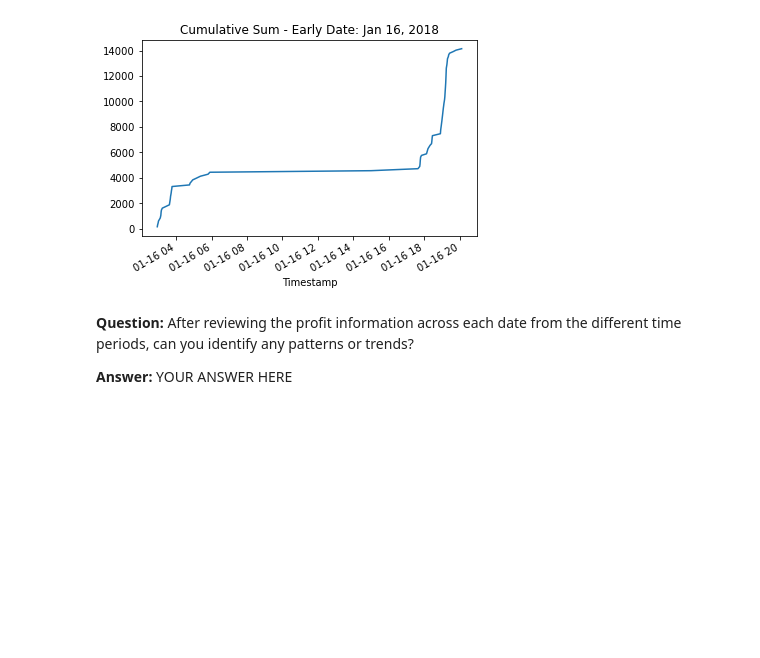
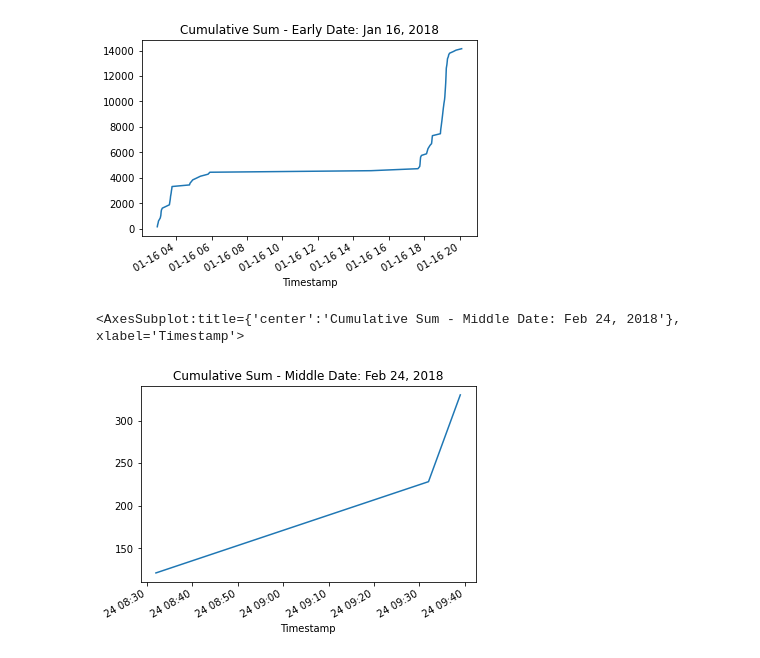
Before and after one commit to vkure/CFB_Mod3_Challenge, a Jupyter notebook: Module3_Challenge_Files/crypto_arbitrage.ipynb, the cells around one changed output. Drawn from its saved outputs; the diff is of its cells as text; code cells hidden in the pictures; blank space fills up the shorter version.

```diff
--- a/Module3_Challenge_Files/crypto_arbitrage.ipynb
+++ b/Module3_Challenge_Files/crypto_arbitrage.ipynb
@@ -505,13 +643,16 @@ profit_per_trade_early.sum()
 # %%
 # Use the cumsum function to calculate the cumulative profits over time for the early profit per trade DataFrame
 cumulative_profit_early = profit_per_trade_early.cumsum()
+cumulative_profit_middle = profit_per_trade_middle.cumsum()
+cumulative_profit_late = profit_per_trade_late.cumsum()
 # %%
 # Plot the cumulative sum of profits for the early profit per trade DataFrame
 cumulative_profit_early.plot(title="Cumulative Sum - Early Date: Jan 16, 2018")
 # %% [output]
 <AxesSubplot:title={'center':'Cumulative Sum - Early Date: Jan 16, 2018'}, xlabel='Timestamp'>
 [figure]
-# %% [markdown]
-**Question:** After reviewing the profit information across each date from the different time periods, can you identify any patterns or trends?
-
-**Answer:** YOUR ANSWER HERE
+# %%
+cumulative_profit_middle.plot(title="Cumulative Sum - Middle Date: Feb 24, 2018")
+# %% [output]
+<AxesSubplot:title={'center':'Cumulative Sum - Middle Date: Feb 24, 2018'}, xlabel='Timestamp'>
+[figure, added]
```
Also changed, not shown: parts of 17 cells of this notebook, 4 other files.
